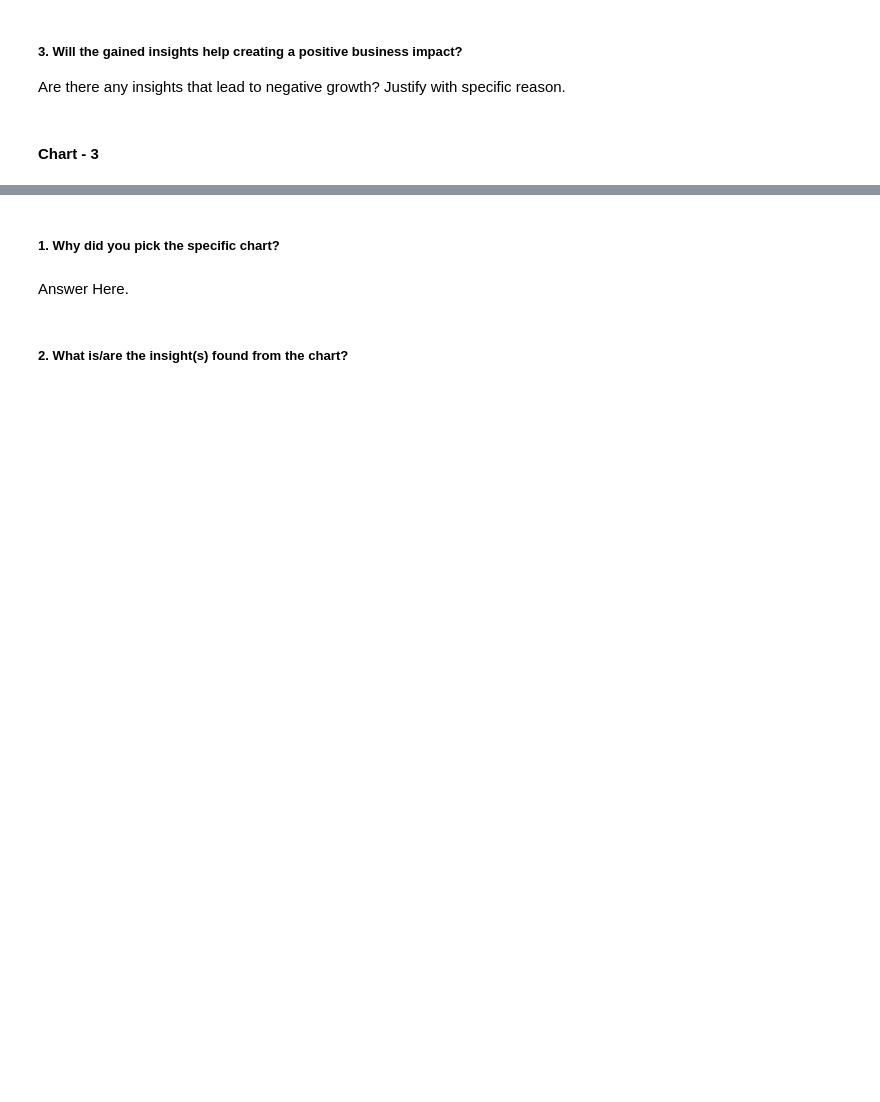
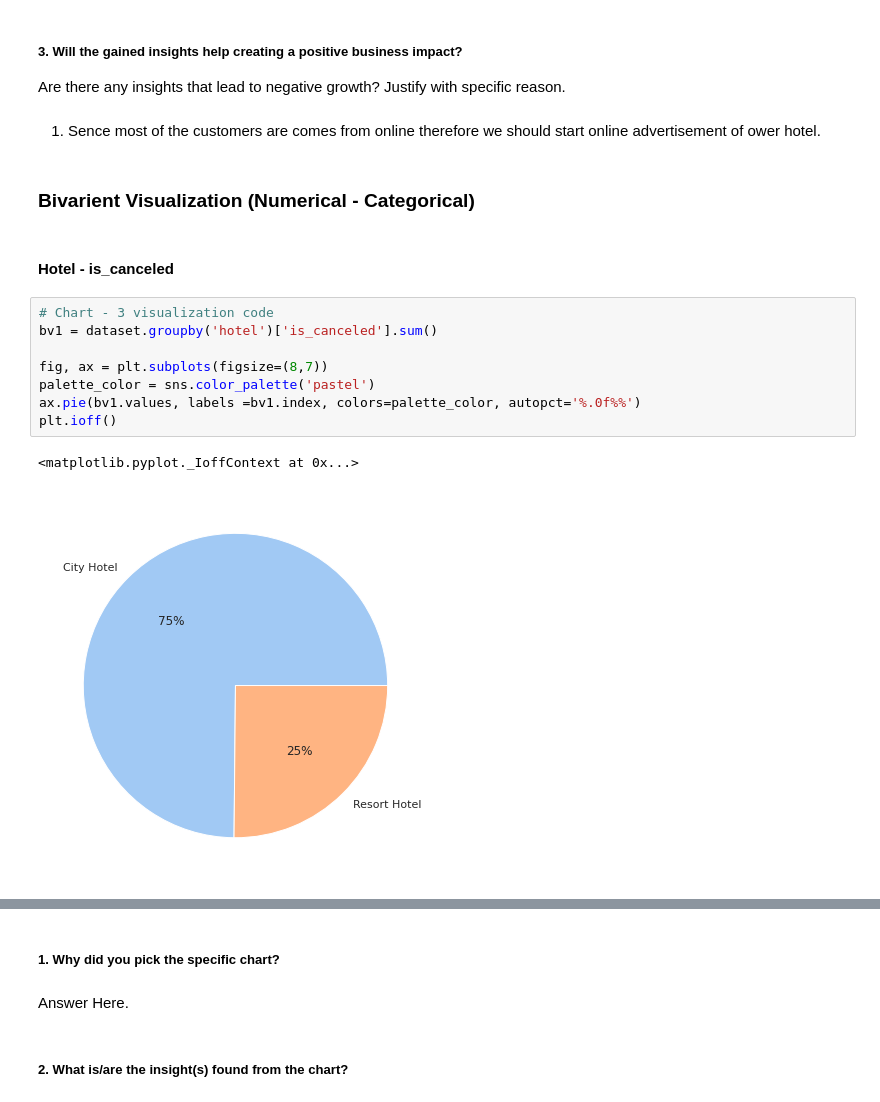
Before and after one commit to Varinder-KM/Hotel-Bookings-Analysis, a Jupyter notebook: Hotel_Bookings_Analysis.ipynb, the cells around one changed output, grey strips where cells are left out. Drawn from its saved outputs; the diff is of its cells as text; blank space fills up the shorter version.

Commit message:
Bivariate Visualization

```diff
--- a/Hotel_Bookings_Analysis.ipynb
+++ b/Hotel_Bookings_Analysis.ipynb
@@ -288,5 +516,20 @@ country.rename(columns={'index':'country', 'country':'count'})
 # %% [markdown]
 ##### 3. Will the gained insights help creating a positive business impact?
 Are there any insights that lead to negative growth? Justify with specific reason.
-# %% [markdown]
-#### Chart - 3
+# %% [markdown]
+1. Sence most of the customers are comes from online therefore we should start online advertisement of ower hotel.
+# %% [markdown]
+### **Bivarient Visualization (Numerical - Categorical)**
+# %% [markdown]
+#### Hotel - is_canceled
+# %%
+# Chart - 3 visualization code
+bv1 = dataset.groupby('hotel')['is_canceled'].sum()
+
+fig, ax = plt.subplots(figsize=(8,7))
+palette_color = sns.color_palette('pastel')
+ax.pie(bv1.values, labels =bv1.index, colors=palette_color, autopct='%.0f%%')
+plt.ioff()
+# %% [output]
+<matplotlib.pyplot._IoffContext at 0x...>
+[figure, added]
```
Also changed, not shown: parts of 245 cells of this notebook.
